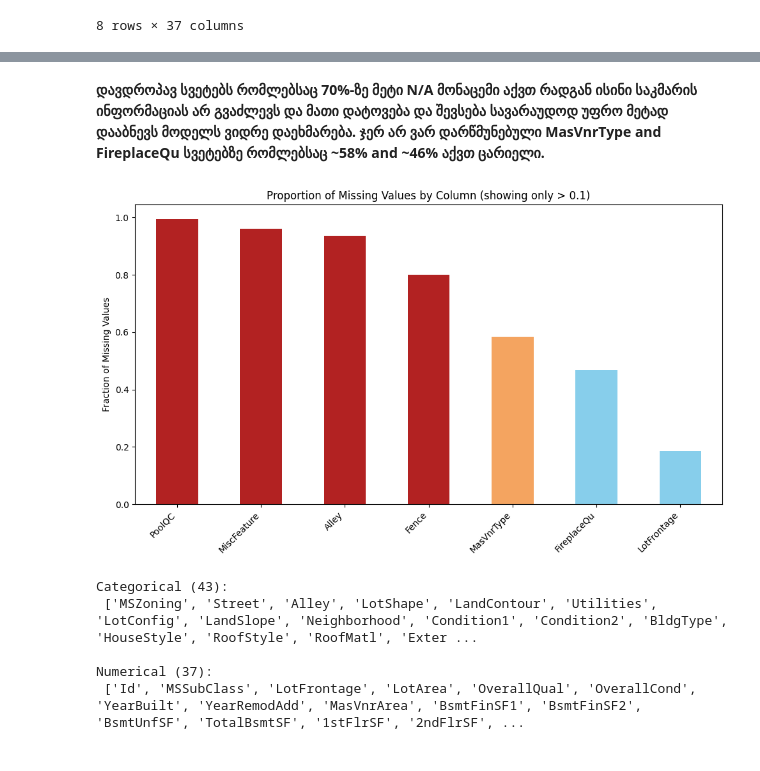
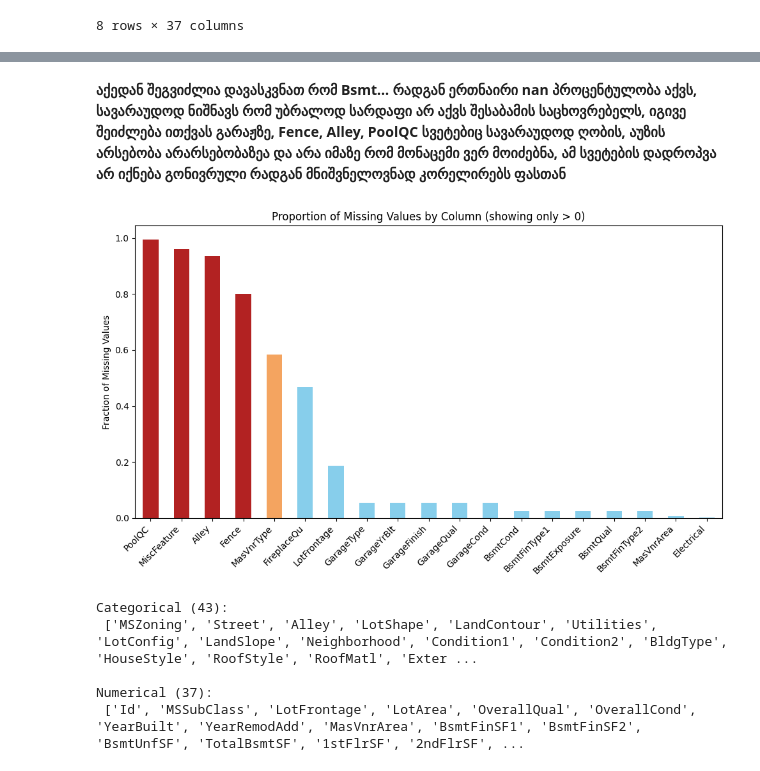
Before and after one commit to ngval22/house_prices, a Jupyter notebook: model_experiment.ipynb, the cells around one changed output, grey strips where cells are left out. Saved outputs shown, nothing was run; the diff lists cells and outputs as text; code cells hidden in the pictures.

```diff
--- a/model_experiment.ipynb
+++ b/model_experiment.ipynb
@@ -136,6 +136,6 @@ X_train.describe()
 # %%
 na_percentages = X_train.isna().mean()
 # %%
-top_na_columns=na_percentages[na_percentages > 0.1].sort_values(ascending=False)
+top_na_columns=na_percentages[na_percentages > 0].sort_values(ascending=False)
 top_na_columns
 # %% [output]
@@ -149,23 +161,22 @@ LotFrontage    0.185788
 dtype: float64
-# %% [markdown]
-
-**დავდროპავ სვეტებს რომლებსაც 70%-ზე მეტი N/A მონაცემი აქვთ რადგან ისინი საკმარის ინფორმაციას არ გვაძლევს და მათი დატოვება და შევსება სავარაუდოდ უფრო მეტად დააბნევს მოდელს ვიდრე დაეხმარება. ჯერ არ ვარ დარწმუნებული MasVnrType and FireplaceQu სვეტებზე რომლებსაც ~58% and ~46% აქვთ ცარიელი.**
+# %% [markdown]
+**აქედან შეგვიძლია დავასკვნათ რომ Bsmt... რადგან ერთნაირი nan პროცენტულობა აქვს, სავარაუდოდ ნიშნავს რომ უბრალოდ სარდაფი არ აქვს შესაბამის საცხოვრებელს, იგივე შეიძლება ითქვას გარაჟზე, Fence, Alley, PoolQC სვეტებიც სავარაუდოდ ღობის, აუზის არსებობა არარსებობაზეა და არა იმაზე რომ მონაცემი ვერ მოიძებნა, ამ სვეტების დადროპვა არ იქნება გონივრული რადგან მნიშვნელოვნად კორელირებს ფასთან**
 # %%
 import matplotlib.pyplot as plt
 
 colors = [
     'firebrick' if val > 0.7 else 'sandybrown' if val > 0.5 else 'skyblue'
     for val in top_na_columns
 ]
 plt.figure(figsize=(10, 6))
 top_na_columns.plot(kind='bar', color=colors)
-plt.title('Proportion of Missing Values by Column (showing only > 0.1)')
+plt.title('Proportion of Missing Values by Column (showing only > 0)')
 plt.ylabel('Fraction of Missing Values')
 plt.xticks(rotation=45, ha='right')
 plt.tight_layout()
 plt.show()
 # %% [output]
-[figure, old version]
+[figure, new version]
 # %%
 categorical_cols = [col for col in X_train.columns if X_train[col].dtype == 'object']
 numerical_cols = [col for col in X_train.columns if X_train[col].dtype != 'object']
```
Also changed, not shown: parts of 4 cells of this notebook.
